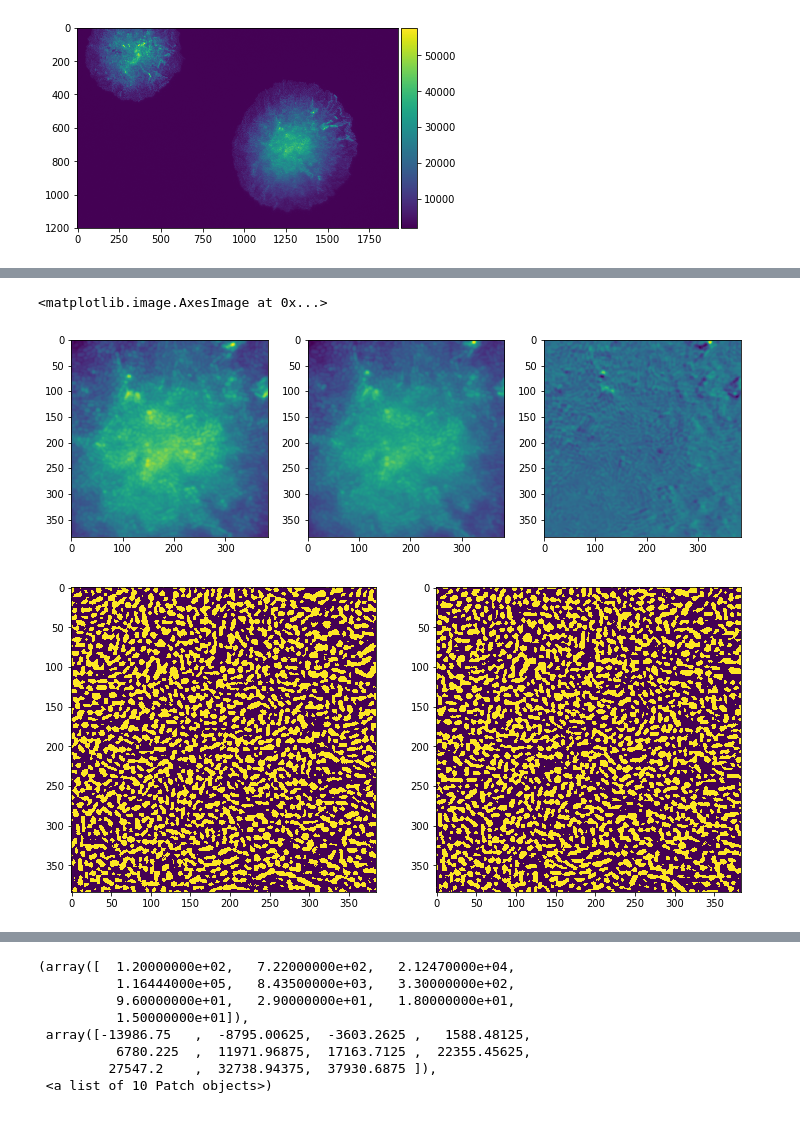
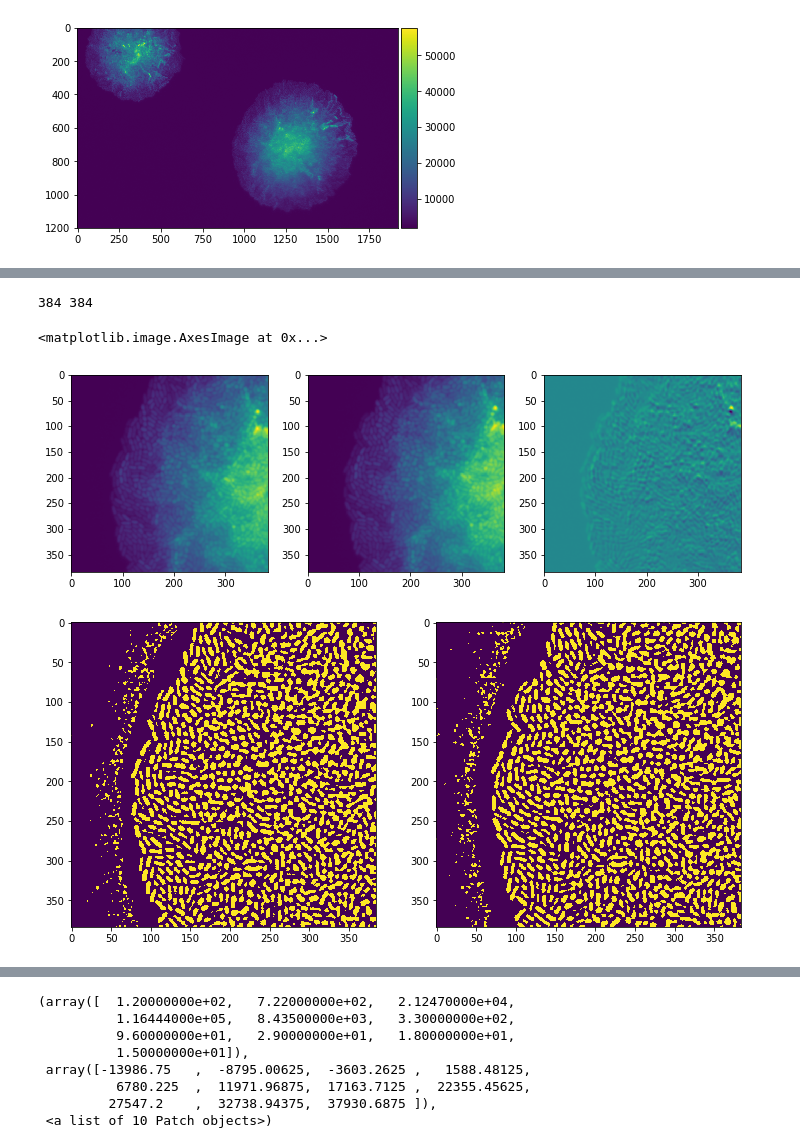
Before and after one commit to RudgeLab/piv, a Jupyter notebook: microscopy_analysis_testing.ipynb, the cells around one changed output, grey strips where cells are left out. Saved outputs shown, nothing was run; the diff lists cells and outputs as text; code cells hidden in the pictures.

```diff
--- a/microscopy_analysis_testing.ipynb
+++ b/microscopy_analysis_testing.ipynb
@@ -12,10 +10,10 @@ ImportError: cannot import name unpack_labeled_data
 # %%
 fname = 'test_images/Frame0000Step%04d.tif'
 frame_a  = openpiv.tools.imread( fname%163 )
-frame_b  = openpiv.tools.imread( fname%168 )
+frame_b  = openpiv.tools.imread( fname%165 )
 fname2 = 'test_images/Frame0002Step%04d.tif'
 frame_a2  = openpiv.tools.imread( fname2%163 )
-frame_b2  = openpiv.tools.imread( fname2%168 )
+frame_b2  = openpiv.tools.imread( fname2%165 )
 # %%
 #io.imshow(frame_a)
 io.imshow(frame_a2)
@@ -37,11 +35,15 @@ rcv_frame_a2 = frame_a2.astype(np.float32)
 cv_frame_a2 = 255.0*rcv_frame_a2/rcv_frame_a2.max()
 rcv_frame_b2 = frame_b2.astype(np.float32)
 cv_frame_b2 = 255.0*rcv_frame_b2/rcv_frame_b2.max()
+
 '''
 # Translated by 20 pixels
 cv_frame = cv_frame_a
+rcv_frame = rcv_frame_a
 cv_frame_a = cv_frame[20:,:]
+rcv_frame_a = rcv_frame[20:,:]
 cv_frame_b = cv_frame[:-20,:]
+rcv_frame_b = rcv_frame[:-20,:]
 
 # Scale by 1.05
 w,h = cv_frame_a.shape
@@ -51,17 +53,17 @@ cv_frame_b = cv2.resize(cv_frame_a[0:-118,0:-192], (h,w))
 '''
 
 # Crop images
-cv_frame_a = cv_frame_a[500:884,1100:1484]
-rcv_frame_a = rcv_frame_a[500:884,1100:1484]
+cv_frame_a = cv_frame_a[500:884,850:1234]
+rcv_frame_a = rcv_frame_a[500:884,850:1234]
 
-cv_frame_b = cv_frame_b[500:884,1100:1484]
-rcv_frame_b = rcv_frame_b[500:884,1100:1484]
+cv_frame_b = cv_frame_b[500:884,850:1234]
+rcv_frame_b = rcv_frame_b[500:884,850:1234]
 
-cv_frame_a2 = cv_frame_a2[500:884,1100:1484]
-rcv_frame_a2 = rcv_frame_a2[500:884,1100:1484]
+cv_frame_a2 = cv_frame_a2[500:884,850:1234]
+rcv_frame_a2 = rcv_frame_a2[500:884,850:1234]
 
-cv_frame_b2 = cv_frame_b2[500:884,1100:1484]
-rcv_frame_b2 = rcv_frame_b2[500:884,1100:1484]
+cv_frame_b2 = cv_frame_b2[500:884,850:1234]
+rcv_frame_b2 = rcv_frame_b2[500:884,850:1234]
 
 # Gaussian smoothing
 cv_frame_a = cv2.GaussianBlur(cv_frame_a,(5,5),0)
@@ -73,4 +75,9 @@ rcv_frame_a2 = cv2.GaussianBlur(rcv_frame_a2,(5,5),0)
 cv_frame_b2 = cv2.GaussianBlur(cv_frame_b2,(5,5),0)
 rcv_frame_b2 = cv2.GaussianBlur(rcv_frame_b2,(5,5),0)
 
+plt.figure(figsize=(12,8))
+plt.subplot(121)
+plt.imshow(rcv_frame_a)
+plt.subplot(122)
+plt.imshow(rcv_frame_b)
 w,h = cv_frame_a.shape
@@ -77,29 +86,33 @@ w,h = cv_frame_a.shape
+# %%
+print w,h
+# %% [output]
+384 384
 # %%
 th_frame_a = cv2.adaptiveThreshold(cv_frame_a.astype(np.uint8),255,cv2.ADAPTIVE_THRESH_MEAN_C,\
                 cv2.THRESH_BINARY,11,0)
 th_frame_a2 = cv2.adaptiveThreshold(cv_frame_a2.astype(np.uint8),255,cv2.ADAPTIVE_THRESH_MEAN_C,\
                 cv2.THRESH_BINARY,11,0)
 plt.figure(figsize=(12,12))
 plt.subplot(131)
-plt.imshow(cv_frame_a2)
+plt.imshow(cv_frame_a)
 th_frame_b = cv2.adaptiveThreshold(cv_frame_b.astype(np.uint8),255,cv2.ADAPTIVE_THRESH_MEAN_C,\
                 cv2.THRESH_BINARY,11,0)
 th_frame_b2 = cv2.adaptiveThreshold(cv_frame_b2.astype(np.uint8),255,cv2.ADAPTIVE_THRESH_MEAN_C,\
                 cv2.THRESH_BINARY,11,0)
 plt.subplot(132)
-plt.imshow(cv_frame_b2)
+plt.imshow(cv_frame_b)
 plt.subplot(133)
-plt.imshow(cv_frame_b2-cv_frame_a2)
+plt.imshow(cv_frame_b-cv_frame_a)
 
 plt.figure(figsize=(12,8))
 plt.subplot(121)
-plt.imshow(th_frame_a2)
+plt.imshow(th_frame_a)
 plt.subplot(122)
-plt.imshow(th_frame_b2)
+plt.imshow(th_frame_b)
 # %% [output]
 <matplotlib.image.AxesImage at 0x...>
-[figure, old version]
+[figure, new version]
-[figure, old version]
+[figure, new version]
 # %%
 u, v, sig2noise = openpiv.process.extended_search_area_piv( th_frame_a.astype(np.int32), \
                                                            th_frame_b.astype(np.int32), \
```
Also changed, not shown: parts of 17 cells of this notebook, 24 other files.
